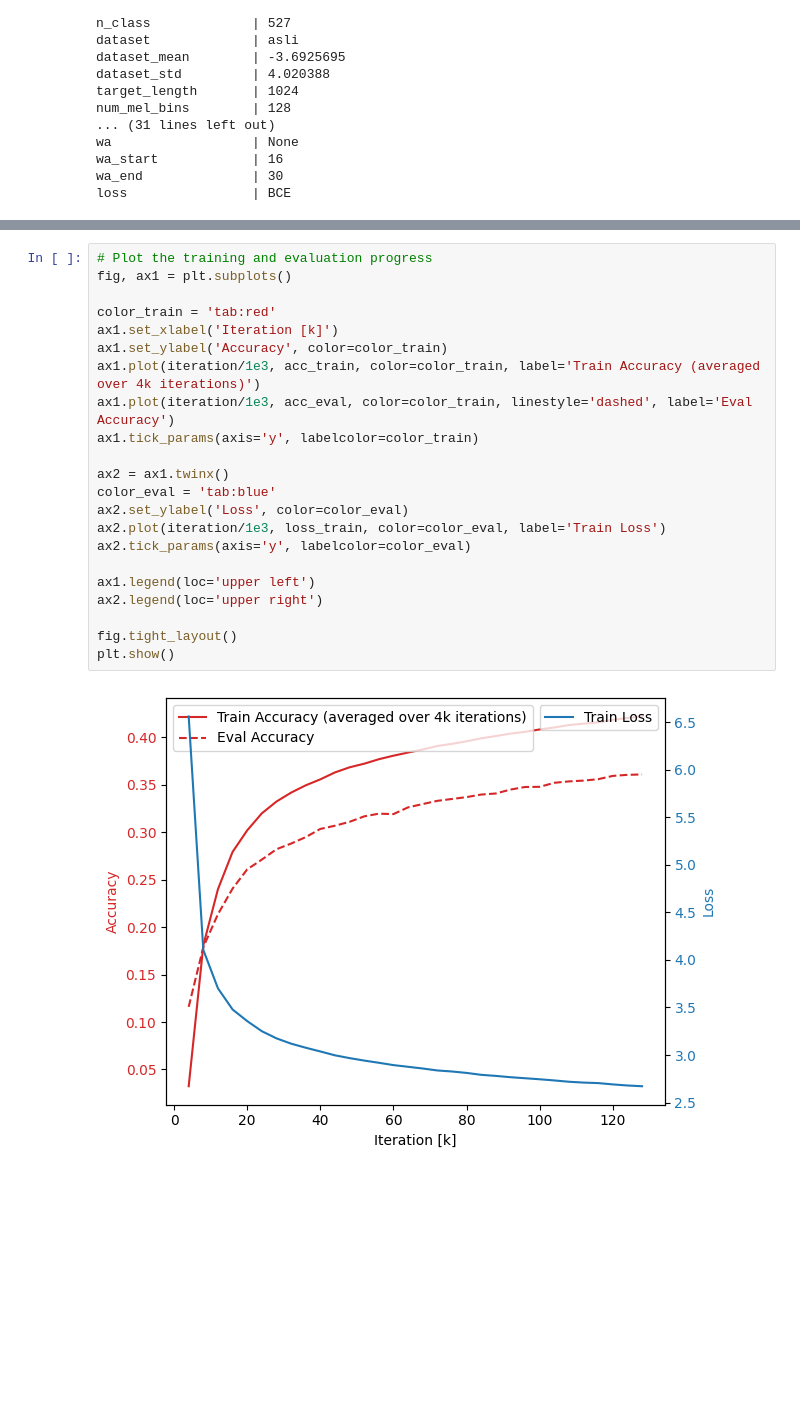
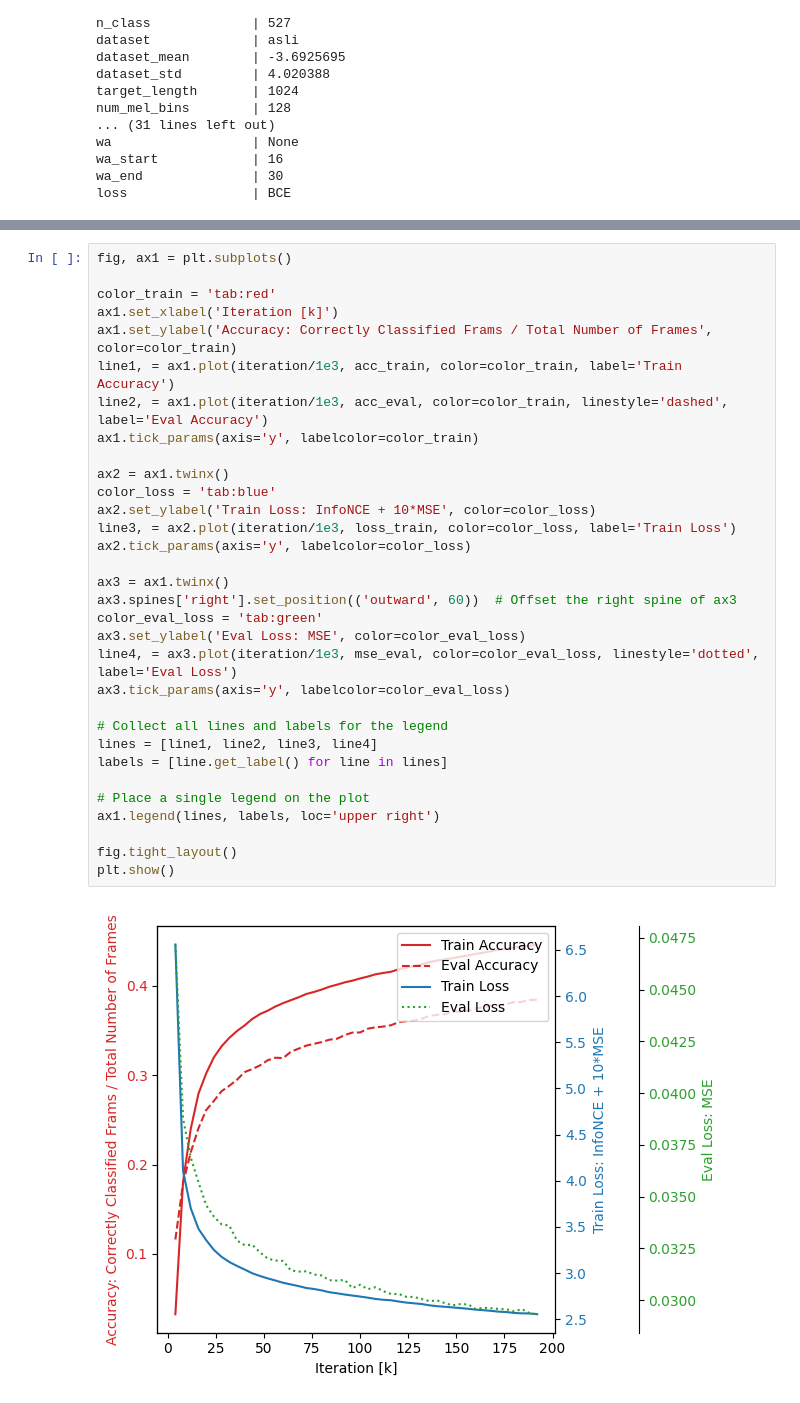
Before and after one commit to Ironmomo/SpeakerVerificationBA, a Jupyter notebook: pretraining/progress.ipynb, the cells around one changed output, grey strips where cells are left out. Saved outputs shown, nothing was run; the diff lists cells and outputs as text; blank space fills up the shorter version.

Commit message:
progress visualization

```diff
--- a/pretraining/progress.ipynb
+++ b/pretraining/progress.ipynb
@@ -132,24 +141,34 @@ for i in range(len(acc_train)):
 # %%
-# Plot the training and evaluation progress
 fig, ax1 = plt.subplots()
 
 color_train = 'tab:red'
 ax1.set_xlabel('Iteration [k]')
-ax1.set_ylabel('Accuracy', color=color_train)
-ax1.plot(iteration/1e3, acc_train, color=color_train, label='Train Accuracy (averaged over 4k iterations)')
-ax1.plot(iteration/1e3, acc_eval, color=color_train, linestyle='dashed', label='Eval Accuracy')
+ax1.set_ylabel('Accuracy: Correctly Classified Frams / Total Number of Frames', color=color_train)
+line1, = ax1.plot(iteration/1e3, acc_train, color=color_train, label='Train Accuracy')
+line2, = ax1.plot(iteration/1e3, acc_eval, color=color_train, linestyle='dashed', label='Eval Accuracy')
 ax1.tick_params(axis='y', labelcolor=color_train)
 
 ax2 = ax1.twinx()
-color_eval = 'tab:blue'
-ax2.set_ylabel('Loss', color=color_eval)
-ax2.plot(iteration/1e3, loss_train, color=color_eval, label='Train Loss')
-ax2.tick_params(axis='y', labelcolor=color_eval)
+color_loss = 'tab:blue'
+ax2.set_ylabel('Train Loss: InfoNCE + 10*MSE', color=color_loss)
+line3, = ax2.plot(iteration/1e3, loss_train, color=color_loss, label='Train Loss')
+ax2.tick_params(axis='y', labelcolor=color_loss)
 
-ax1.legend(loc='upper left')
-ax2.legend(loc='upper right')
+ax3 = ax1.twinx()
+ax3.spines['right'].set_position(('outward', 60))  # Offset the right spine of ax3
+color_eval_loss = 'tab:green'
+ax3.set_ylabel('Eval Loss: MSE', color=color_eval_loss)
+line4, = ax3.plot(iteration/1e3, mse_eval, color=color_eval_loss, linestyle='dotted', label='Eval Loss')
+ax3.tick_params(axis='y', labelcolor=color_eval_loss)
+
+# Collect all lines and labels for the legend
+lines = [line1, line2, line3, line4]
+labels = [line.get_label() for line in lines]
+
+# Place a single legend on the plot
+ax1.legend(lines, labels, loc='upper right')
 
 fig.tight_layout()
 plt.show()
 # %% [output]
-[figure, old version]
+[figure, new version]
```
Also changed, not shown: parts of 7 cells of this notebook.
